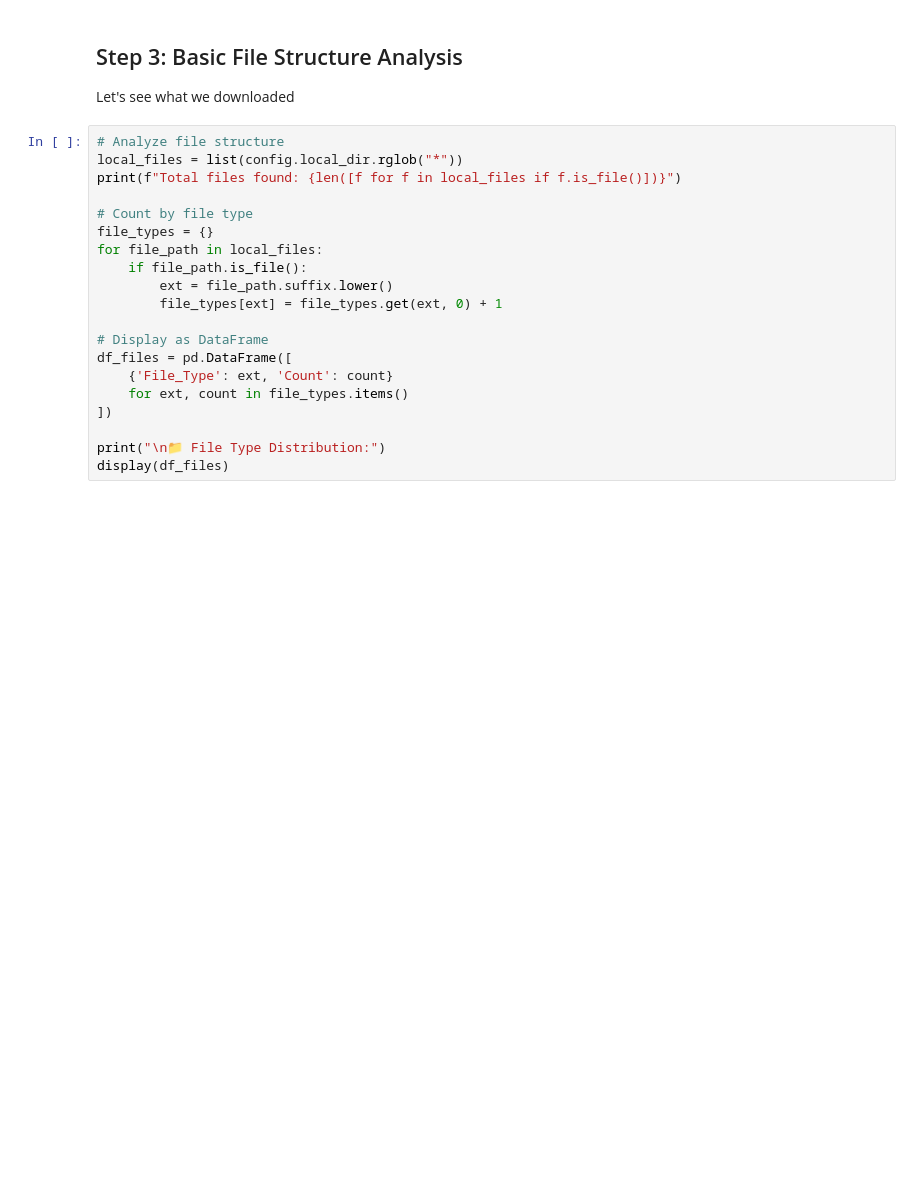
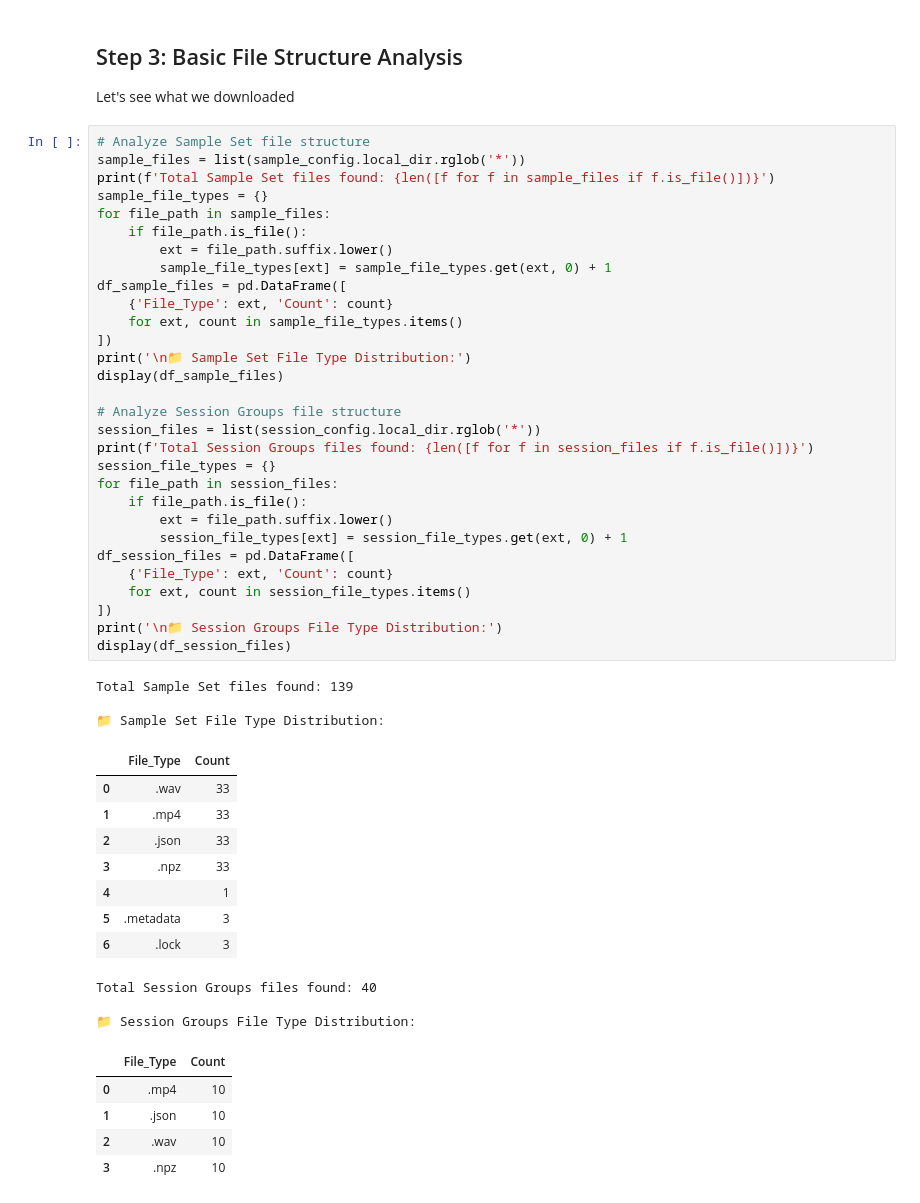
Before and after one commit to bloggerwang1217/seamless_interaction, a Jupyter notebook: analysis/notebooks/seamless_analysis.ipynb, the cells around one changed output. Saved outputs shown, nothing was run; the diff lists cells and outputs as text; blank space fills up the shorter version.

Commit message:
Download Sample Set and Session groups in different folders

```diff
--- a/analysis/notebooks/seamless_analysis.ipynb
+++ b/analysis/notebooks/seamless_analysis.ipynb
@@ -131,25 +184,55 @@ Downloading 6/10: V00_S0925_I00000479_P0383
 ## Step 3: Basic File Structure Analysis
 Let's see what we downloaded
 # %%
-# Analyze file structure
-local_files = list(config.local_dir.rglob("*"))
-print(f"Total files found: {len([f for f in local_files if f.is_file()])}")
-
-# Count by file type
-file_types = {}
-for file_path in local_files:
+# Analyze Sample Set file structure
+sample_files = list(sample_config.local_dir.rglob('*'))
+print(f'Total Sample Set files found: {len([f for f in sample_files if f.is_file()])}')
+sample_file_types = {}
+for file_path in sample_files:
     if file_path.is_file():
         ext = file_path.suffix.lower()
-        file_types[ext] = file_types.get(ext, 0) + 1
+        sample_file_types[ext] = sample_file_types.get(ext, 0) + 1
+df_sample_files = pd.DataFrame([
+    {'File_Type': ext, 'Count': count}
+    for ext, count in sample_file_types.items()
+])
+print('\n📁 Sample Set File Type Distribution:')
+display(df_sample_files)
 
-# Display as DataFrame
-df_files = pd.DataFrame([
+# Analyze Session Groups file structure
+session_files = list(session_config.local_dir.rglob('*'))
+print(f'Total Session Groups files found: {len([f for f in session_files if f.is_file()])}')
+session_file_types = {}
+for file_path in session_files:
+    if file_path.is_file():
+        ext = file_path.suffix.lower()
+        session_file_types[ext] = session_file_types.get(ext, 0) + 1
+df_session_files = pd.DataFrame([
     {'File_Type': ext, 'Count': count}
-    for ext, count in file_types.items()
+    for ext, count in session_file_types.items()
 ])
-
-print("\n📁 File Type Distribution:")
-display(df_files)
+print('\n📁 Session Groups File Type Distribution:')
+display(df_session_files)
+# %% [output]
+Total Sample Set files found: 139
+
+📁 Sample Set File Type Distribution:
+|  | File_Type | Count |
+| 0 | .wav | 33 |
+| 1 | .mp4 | 33 |
+| 2 | .json | 33 |
+| 3 | .npz | 33 |
+| 4 |  | 1 |
+| 5 | .metadata | 3 |
+| 6 | .lock | 3 |
+Total Session Groups files found: 40
+
+📁 Session Groups File Type Distribution:
+|  | File_Type | Count |
+| 0 | .mp4 | 10 |
+| 1 | .json | 10 |
+| 2 | .wav | 10 |
+| 3 | .npz | 10 |
 # %%
 # Visualize file distribution
 plt.figure(figsize=(10, 6))
```
Also changed, not shown: parts of 6 cells of this notebook.
